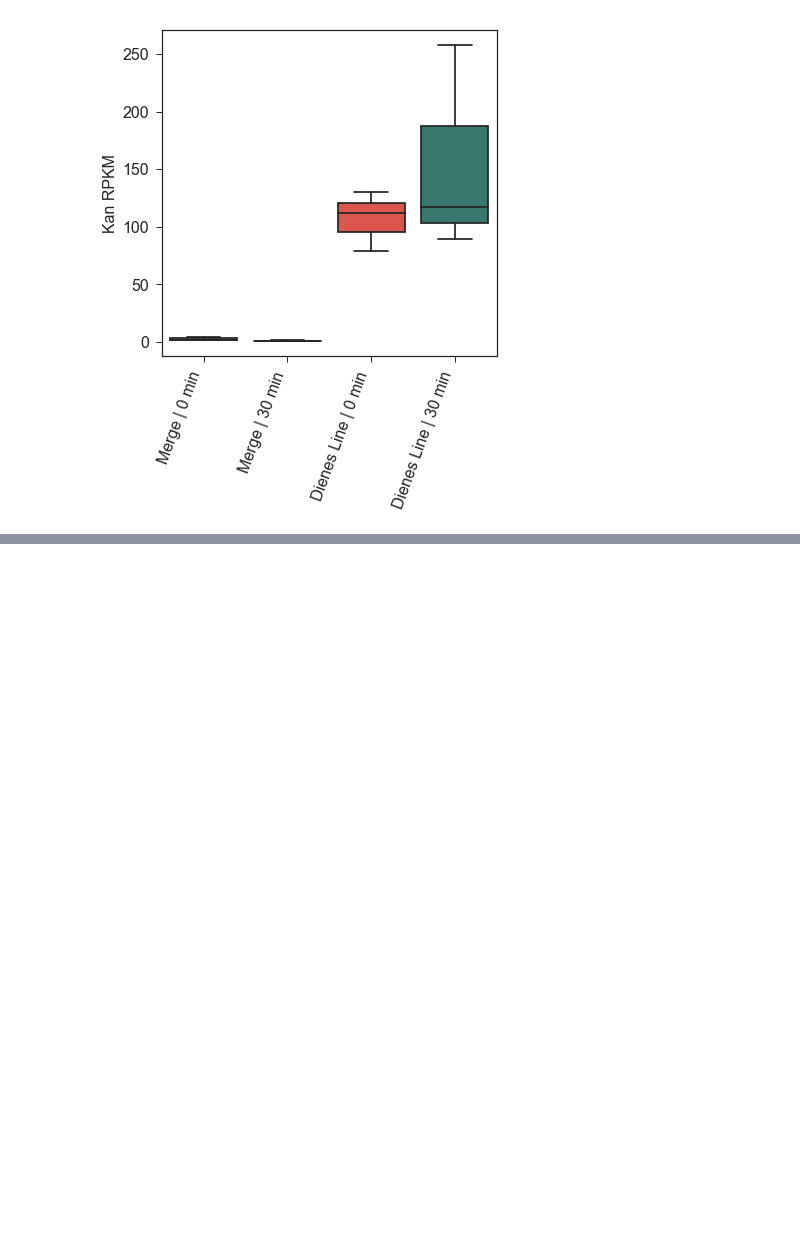
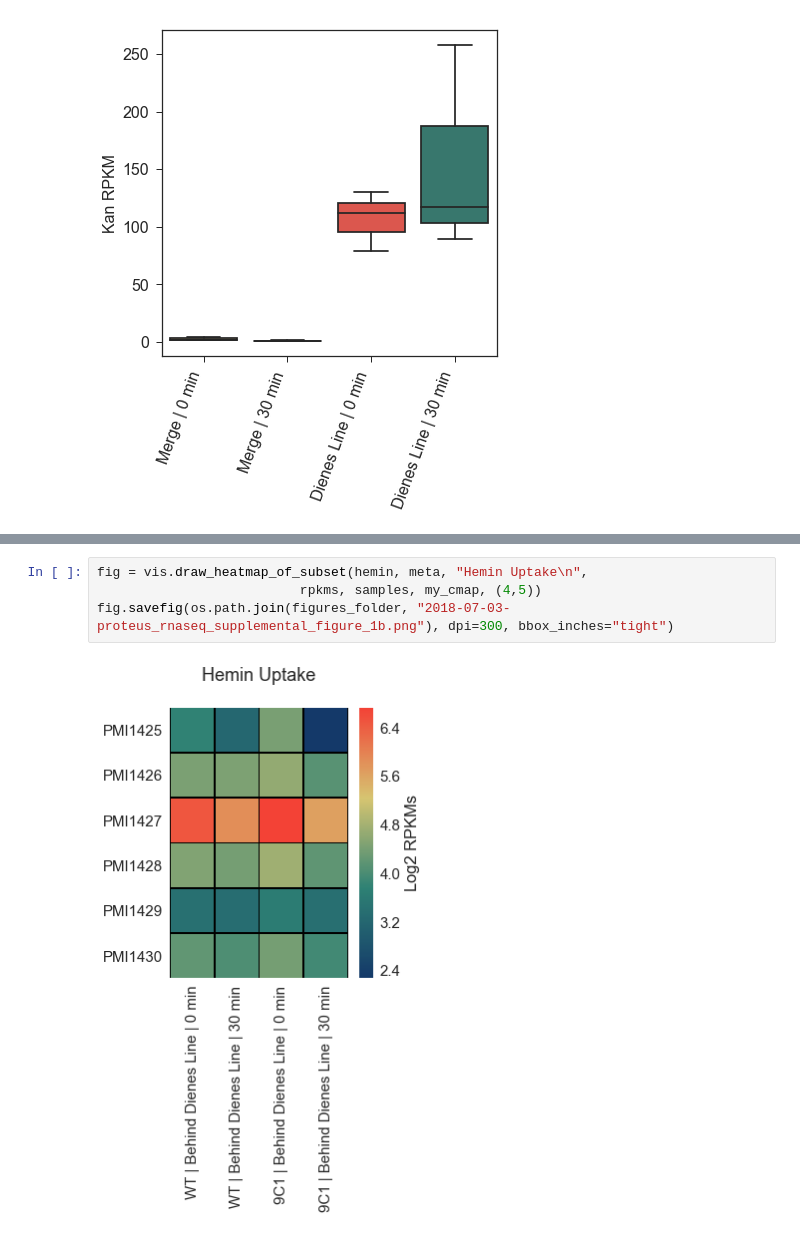
Before and after one commit to ASintsova/spatial_dynamics_of_gene_expression_in_response_to_T6SS_attack, a Jupyter notebook: lib/figure_3.ipynb, the cells around one changed output, grey strips where cells are left out. Drawn from its saved outputs; the diff is of its cells as text; blank space fills up the shorter version.

```diff
--- a/lib/figure_3.ipynb
+++ b/lib/figure_3.ipynb
@@ -258,0 +233,6 @@ fig.savefig(os.path.join(figures_folder, "2018-07-02-proteus_rnaseq_figure_3d.pn
+# %%
+fig = vis.draw_heatmap_of_subset(hemin, meta, "Hemin Uptake\n",
+                          rpkms, samples, my_cmap, (4,5))
+fig.savefig(os.path.join(figures_folder, "2018-07-03-proteus_rnaseq_supplemental_figure_1b.png"), dpi=300, bbox_inches="tight")
+# %% [output]
+[figure, added]
```
Also changed, not shown: parts of 8 cells of this notebook, 4 other files.
